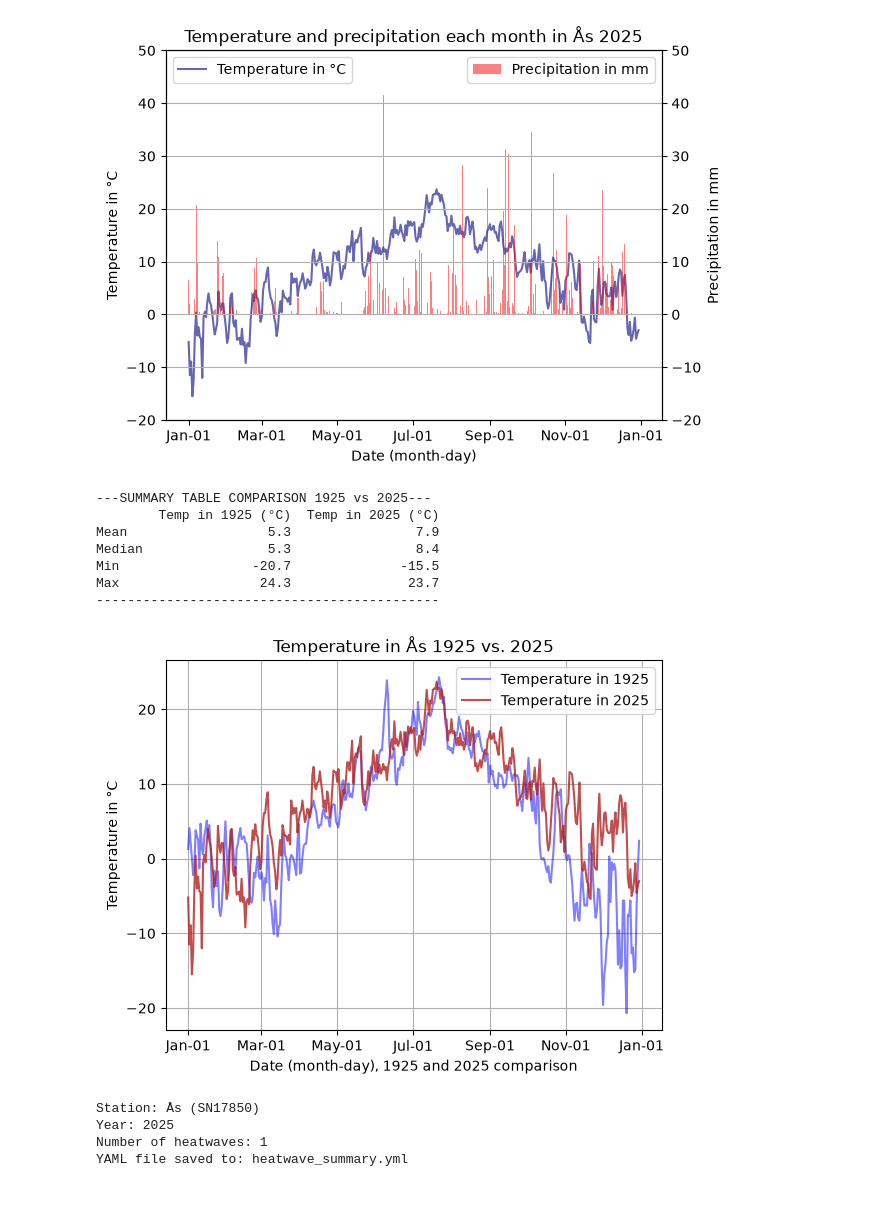
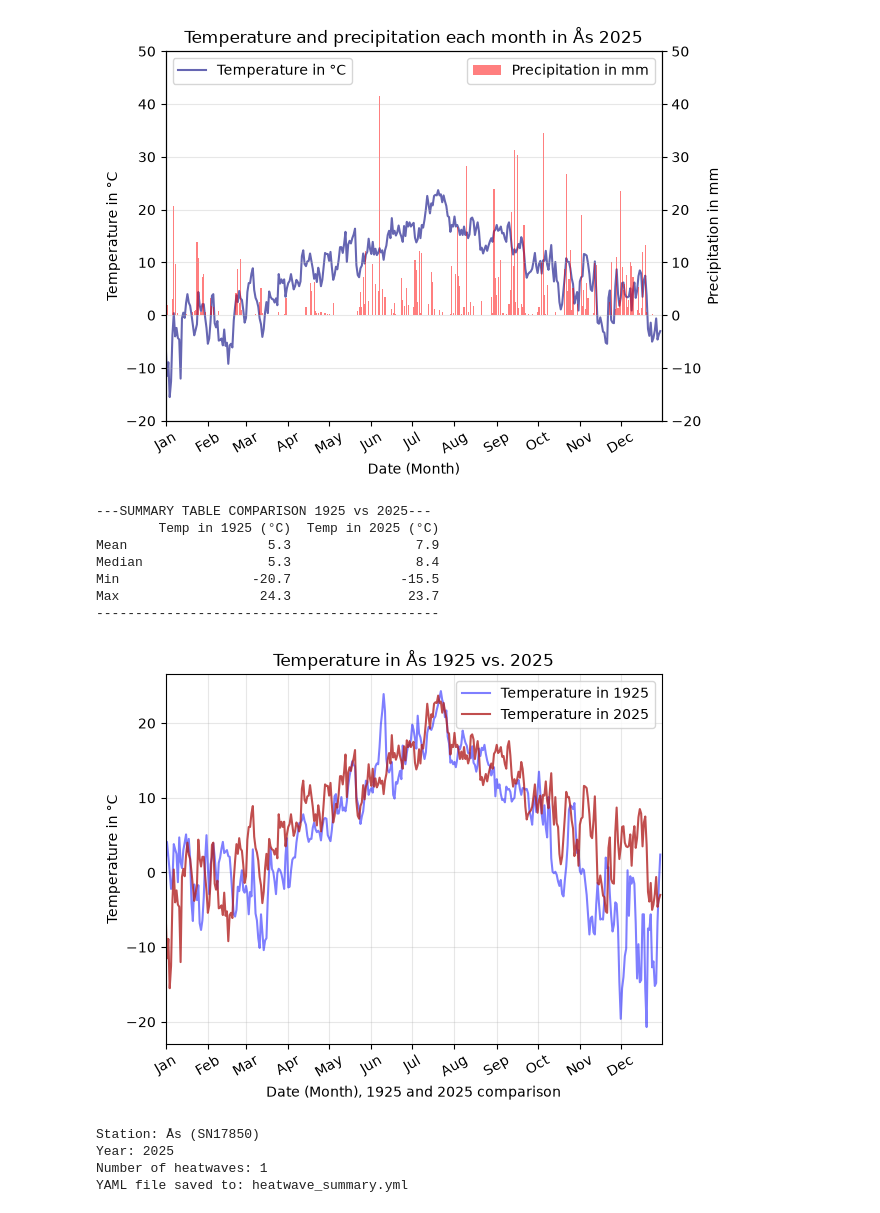
Before and after one commit to cynthia2701/Deliverable_1, a Jupyter notebook: main.ipynb, the cells around one changed output. Cells and saved outputs as stored; diff of their text form; code cells hidden in the pictures.

```diff
--- a/main.ipynb
+++ b/main.ipynb
@@ -117,8 +122,12 @@ ax1 = plt.gca()
 ax1.plot(dataframe_02.index, dataframe_02['Temperature'], color='navy', alpha = 0.6, label ='Temperature in °C')
 ax1.set_ylabel('Temperature in °C')
 ax1.set_ylim(-20, 50) # Centers temperature chart around 0.
-plt.xlabel('Date (month-day)')
-plt.gca().xaxis.set_major_formatter(plt.matplotlib.dates.DateFormatter('%b-%d'))
+
+plt.xlabel('Date (Month)')
+plt.gca().xaxis.set_major_locator(plt.matplotlib.dates.MonthLocator())
+plt.gca().xaxis.set_major_formatter(plt.matplotlib.dates.DateFormatter('%b'))
+plt.xticks(rotation=30)
+plt.gca().set_xlim(pd.Timestamp('2025-01-01'), pd.Timestamp('2025-12-31'))
 
 ax2 = ax1.twinx() # Ensures same x-axis for both charts.
 ax2.bar(dataframe_02.index, dataframe_02['Precipitation'], color='red', alpha=0.5, label='Precipitation in mm')
@@ -129,10 +138,10 @@ ax2.set_ylim(-20, 50) # Centers precipitation chart around 0.
 ax1.legend(loc='upper left')
 ax2.legend(loc='upper right')
 
-plt.grid(True)
+plt.grid(True, alpha = 0.3)
 plt.show()
 # %% [output]
-[figure, old version]
+[figure, new version]
 # %%
 # Task 3: Historical temperature data:
 # Pull out data form 100 years earlier (=1925)
@@ -188,35 +197,39 @@ summary_comparison = {
     }
 }
 
 # Pandas dataframe, rounded to 1 decimal place.
 print("---SUMMARY TABLE COMPARISON 1925 vs 2025---")
 summary_comparison_table= (pd.DataFrame(summary_comparison))
 print(summary_comparison_table.round(1))
 print("--------------------------------------------")
 
 # Plotting the temperature data for 1925 and 2025 in the same plot.
 # Make sure 1925 and 2025 are aligned. Comparison is made for same month and day.
 dates_1925_aligned = [d.replace(year=2025) for d in dataframe_1925.index]
 
 plt.title('Temperature in Ås 1925 vs. 2025')
 plt.ylabel('Temperature in °C')
 plt.plot(dates_1925_aligned, dataframe_1925['Temperature_1925'],
             color='blue', alpha=0.5, label='Temperature in 1925')
 plt.plot(dataframe_2025.index, dataframe_2025['Temperature_2025'],
             color='firebrick', alpha=0.8, label='Temperature in 2025')
 
-plt.gca().xaxis.set_major_formatter(plt.matplotlib.dates.DateFormatter('%b-%d'))
-plt.xlabel('Date (month-day), 1925 and 2025 comparison')
+plt.gca().xaxis.set_major_locator(plt.matplotlib.dates.MonthLocator())
+plt.gca().xaxis.set_major_formatter(plt.matplotlib.dates.DateFormatter('%b'))
+plt.xticks(rotation=30)
+plt.gca().set_xlim(pd.Timestamp('2025-01-01'), pd.Timestamp('2025-12-31'))
+plt.xlabel('Date (Month), 1925 and 2025 comparison')
+
 plt.legend()
-plt.grid(True)
+plt.grid(True, alpha = 0.3)
 plt.show()
 # %% [output]
 ---SUMMARY TABLE COMPARISON 1925 vs 2025---
         Temp in 1925 (°C)  Temp in 2025 (°C)
 Mean                  5.3                7.9
 Median                5.3                8.4
 Min                 -20.7              -15.5
 Max                  24.3               23.7
 --------------------------------------------
-[figure, old version]
+[figure, new version]
 # %%
```
Also changed, not shown: parts of 5 cells of this notebook.
